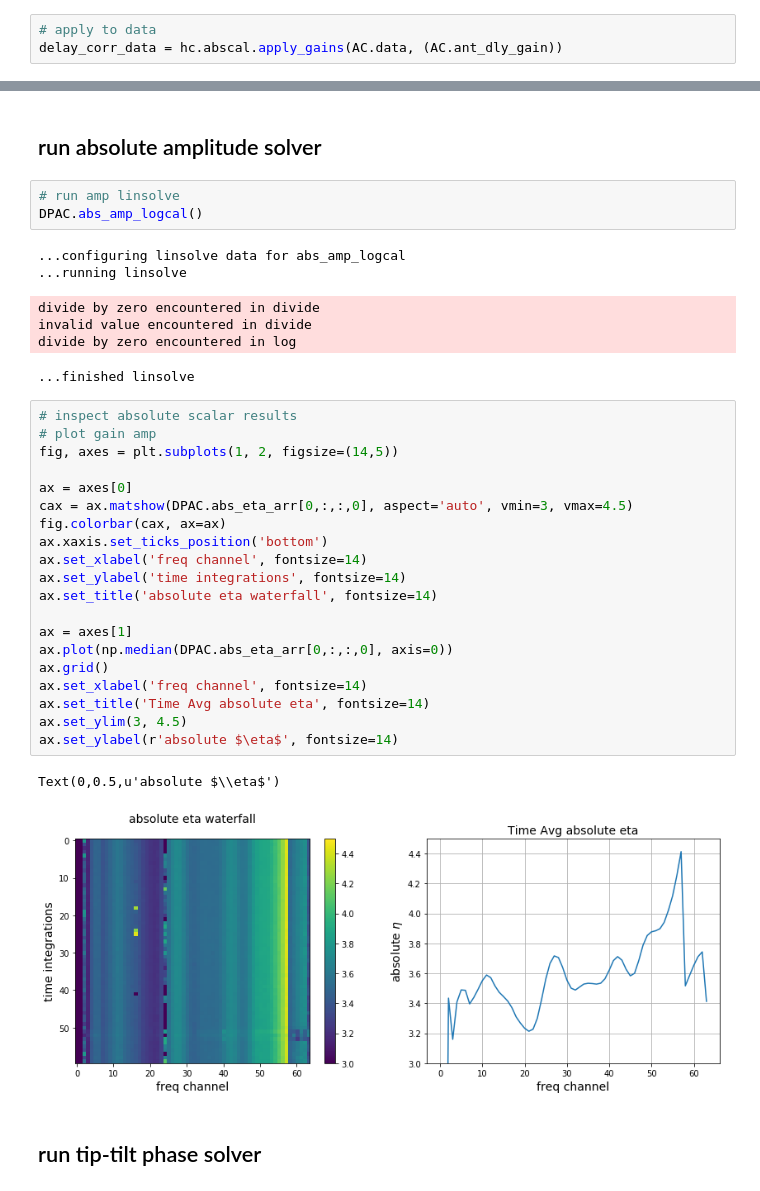
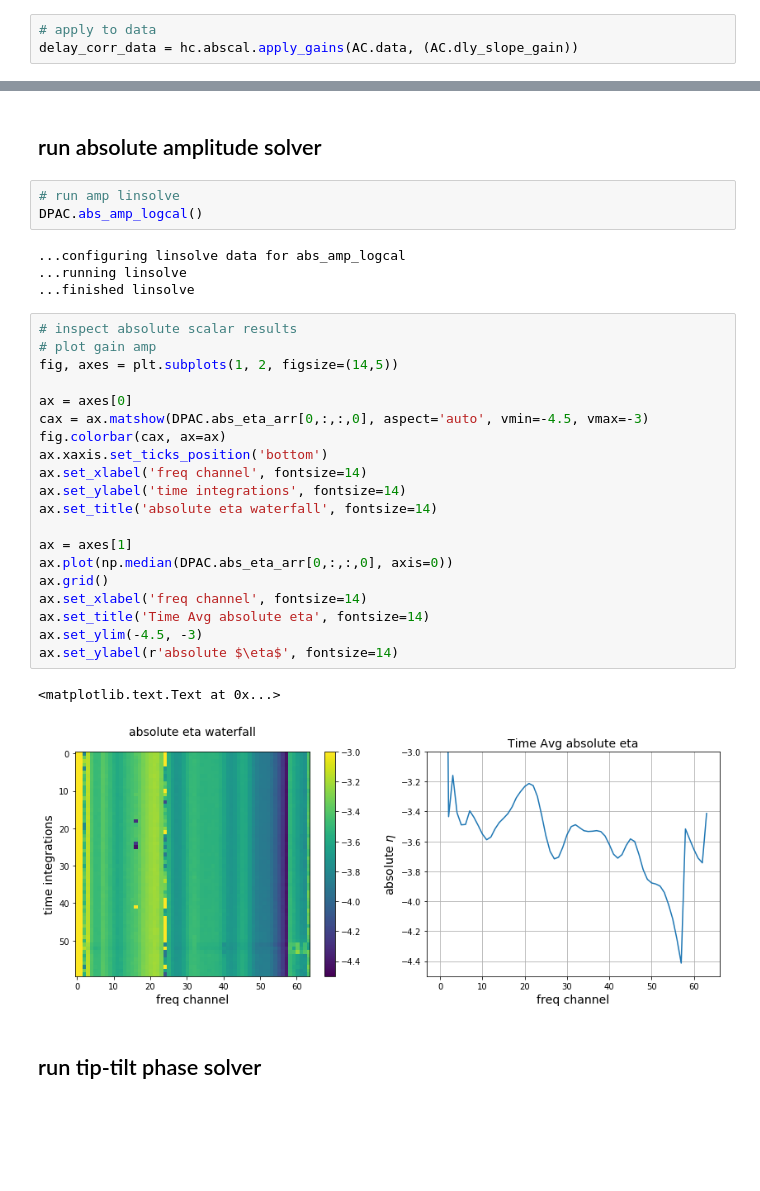
Before and after one commit to HERA-Team/hera_cal, a Jupyter notebook: scripts/notebooks/running_abscal.ipynb, the cells around one changed output, grey strips where cells are left out. Drawn from its saved outputs; the diff is of its cells as text; blank space fills up the shorter version.

Commit message:
changed gain convention of abscal to divide

```diff
--- a/scripts/notebooks/running_abscal.ipynb
+++ b/scripts/notebooks/running_abscal.ipynb
@@ -151,6 +147,6 @@ ax.set_ylim(-0.3, 0.3)
 # %%
 # apply to data
-delay_corr_data = hc.abscal.apply_gains(AC.data, (AC.ant_dly_gain))
+delay_corr_data = hc.abscal.apply_gains(AC.data, (AC.dly_slope_gain))
 # %%
 # inspect results data
 bl = (25, 38, 'xx')
@@ -231,33 +225,30 @@ DPAC.abs_amp_logcal()
 # %% [output]
 ...configuring linsolve data for abs_amp_logcal
 ...running linsolve
+...finished linsolve
-divide by zero encountered in divide
-invalid value encountered in divide
-divide by zero encountered in log
-...finished linsolve
 # %%
 # inspect absolute scalar results
 # plot gain amp
 fig, axes = plt.subplots(1, 2, figsize=(14,5))
 
 ax = axes[0]
-cax = ax.matshow(DPAC.abs_eta_arr[0,:,:,0], aspect='auto', vmin=3, vmax=4.5)
+cax = ax.matshow(DPAC.abs_eta_arr[0,:,:,0], aspect='auto', vmin=-4.5, vmax=-3)
 fig.colorbar(cax, ax=ax)
 ax.xaxis.set_ticks_position('bottom')
 ax.set_xlabel('freq channel', fontsize=14)
 ax.set_ylabel('time integrations', fontsize=14)
 ax.set_title('absolute eta waterfall', fontsize=14)
 
 ax = axes[1]
 ax.plot(np.median(DPAC.abs_eta_arr[0,:,:,0], axis=0))
 ax.grid()
 ax.set_xlabel('freq channel', fontsize=14)
 ax.set_title('Time Avg absolute eta', fontsize=14)
-ax.set_ylim(3, 4.5)
+ax.set_ylim(-4.5, -3)
 ax.set_ylabel(r'absolute $\eta$', fontsize=14)
 # %% [output]
-Text(0,0.5,u'absolute $\\eta$')
+<matplotlib.text.Text at 0x...>
-[figure, old version]
+[figure, new version]
 # %% [markdown]
 ## run tip-tilt phase solver
 # %%
```
Also changed, not shown: parts of 29 cells of this notebook, 3 other files.
